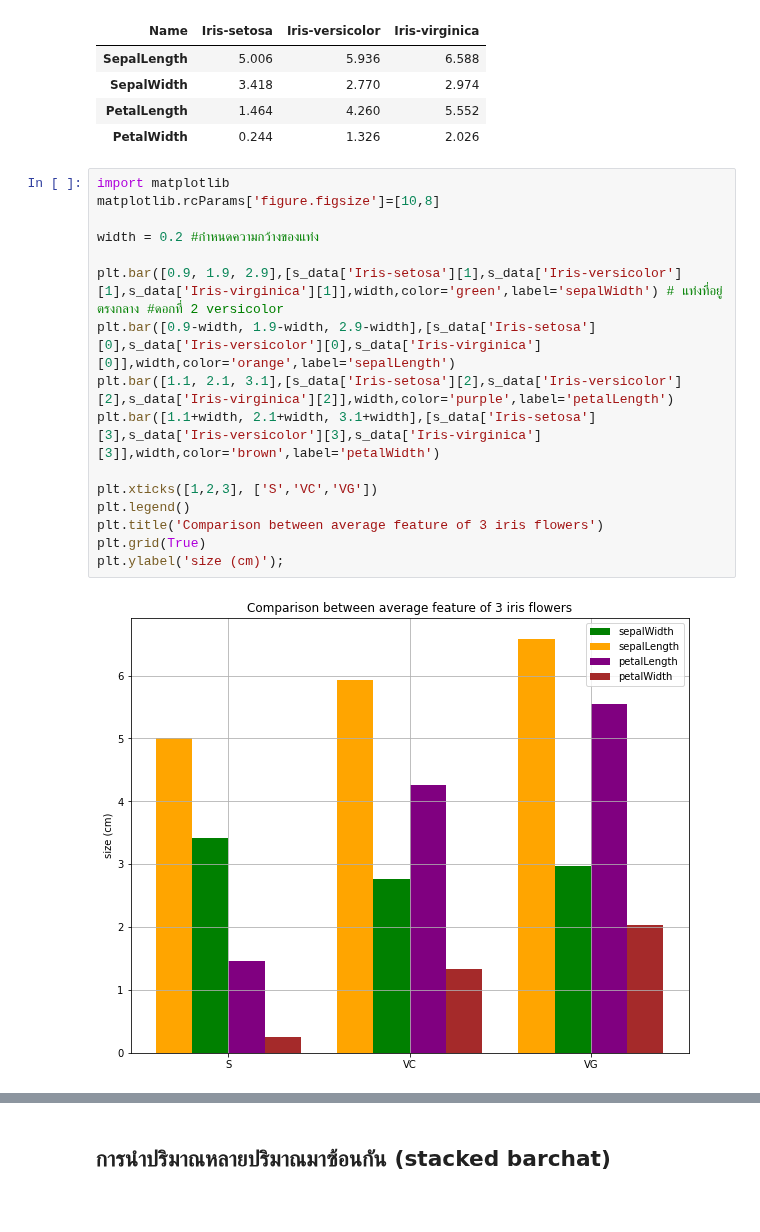
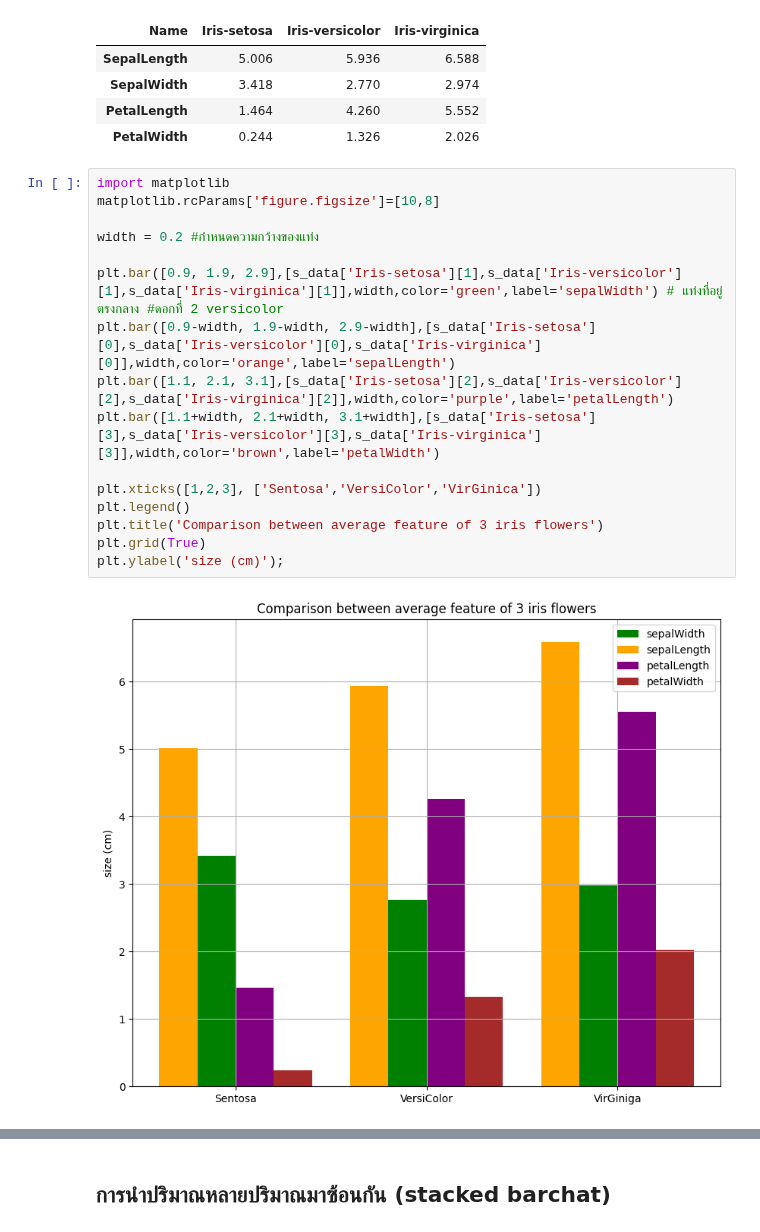
Before and after one commit to Ratchanontt/python_dataviz2023, a Jupyter notebook: DataViz04_Data_Comparison.ipynb, the cells around one changed output, grey strips where cells are left out. Drawn from its saved outputs; the diff is of its cells as text.

```diff
--- a/DataViz04_Data_Comparison.ipynb
+++ b/DataViz04_Data_Comparison.ipynb
@@ -317,18 +333,18 @@ s_data
 # %%
 import matplotlib
 matplotlib.rcParams['figure.figsize']=[10,8]
 
 width = 0.2 #กำหนดความกว้างของแท่ง
 
 plt.bar([0.9, 1.9, 2.9],[s_data['Iris-setosa'][1],s_data['Iris-versicolor'][1],s_data['Iris-virginica'][1]],width,color='green',label='sepalWidth') # แท่งที่อยู่ตรงกลาง #ดอกที่ 2 versicolor
 plt.bar([0.9-width, 1.9-width, 2.9-width],[s_data['Iris-setosa'][0],s_data['Iris-versicolor'][0],s_data['Iris-virginica'][0]],width,color='orange',label='sepalLength')
 plt.bar([1.1, 2.1, 3.1],[s_data['Iris-setosa'][2],s_data['Iris-versicolor'][2],s_data['Iris-virginica'][2]],width,color='purple',label='petalLength')
 plt.bar([1.1+width, 2.1+width, 3.1+width],[s_data['Iris-setosa'][3],s_data['Iris-versicolor'][3],s_data['Iris-virginica'][3]],width,color='brown',label='petalWidth')
 
-plt.xticks([1,2,3], ['S','VC','VG'])
+plt.xticks([1,2,3], ['Sentosa','VersiColor','VirGinica'])
 plt.legend()
 plt.title('Comparison between average feature of 3 iris flowers')
 plt.grid(True)
 plt.ylabel('size (cm)');
 # %% [output]
-[figure, old version]
+[figure, new version]
```
Also changed, not shown: parts of 18 cells of this notebook.
